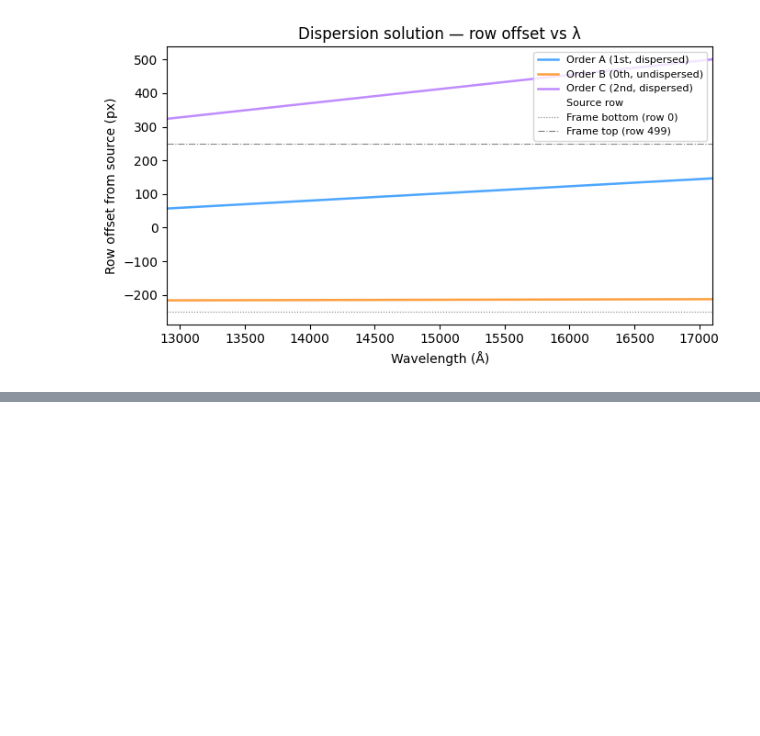
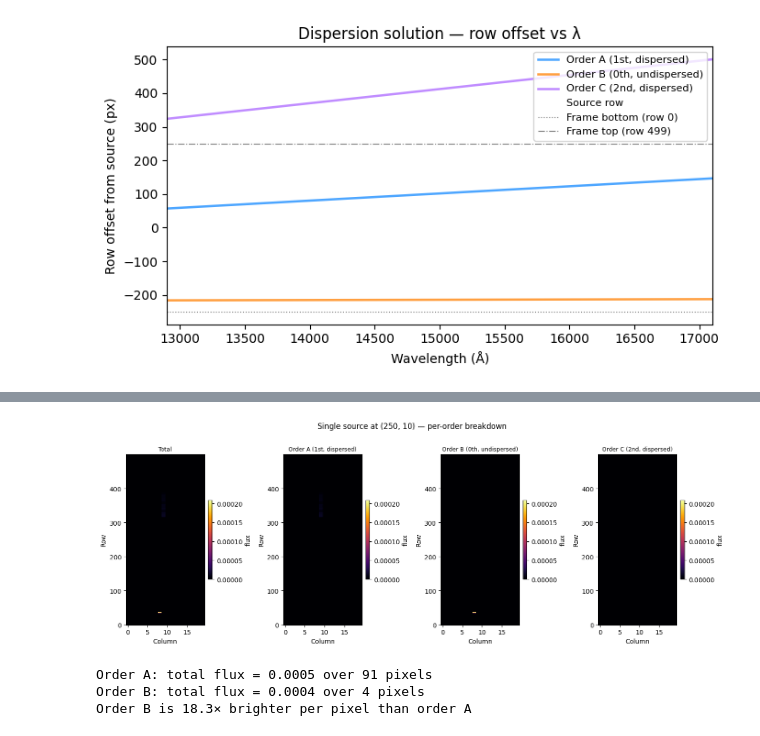
Before and after one commit to the-bagel-org/spectrex, a Jupyter notebook: notebooks/instrument_primer.ipynb, the cells around one changed output, grey strips where cells are left out. Drawn from its saved outputs; the diff is of its cells as text; code cells hidden in the pictures; blank space fills up the shorter version.

Commit message:
feat(docs): instrument_primer §4 — single-source per-order image

```diff
--- a/notebooks/instrument_primer.ipynb
+++ b/notebooks/instrument_primer.ipynb
@@ -234,0 +241,69 @@ plt.show()
+# %%
+n_rows, n_cols = IMAGE_SHAPE
+
+# Source spectrum: negate first PCA component → all-positive stellar template
+a_k = np.zeros(basis.n_components)
+a_k[0] = -1.0
+assert np.all(basis.reconstruct(a_k) >= 0), 'Spectrum must be non-negative'
+
+# Build per-order dispersed images
+order_images = {}
+for order in active_orders:
+    img = np.zeros((n_rows, n_cols))
+    sens = config.sensitivity[order]
+    x_trace, y_trace = config.get_trace(
+        float(SOURCE_I), float(SOURCE_J), order=order
+    )
+    x_pix = np.round(x_trace).astype(int)
+    y_pix = np.round(y_trace).astype(int)
+    mask = (
+        (x_pix >= 0) & (x_pix < n_rows)
+        & (y_pix >= 0) & (y_pix < n_cols)
+    )
+    if mask.any():
+        # flux_lam[i] = sensitivity-weighted reconstructed flux at wavelength mask[i]
+        flux_lam = (basis.components[mask, :] @ a_k) * sens[mask]  # (n_valid,)
+        np.add.at(img, (x_pix[mask], y_pix[mask]), flux_lam)
+    order_images[order] = img
+
+total_image = sum(order_images.values())
+
+# ── Figure ───────────────────────────────────────────────────────────────────
+panels = [('Total', total_image)] + [(ORDER_LABELS[o], order_images[o]) for o in active_orders]
+vmax = total_image.max()
+fig, axes = plt.subplots(1, 4, figsize=(14, 5))
+kw = dict(origin='lower', aspect='auto', interpolation='nearest',
+          cmap='inferno', vmin=0, vmax=vmax)
+
+for ax, (title, img) in zip(axes, panels):
+    im = ax.imshow(img, **kw)
+    ax.set_title(title, fontsize=9)
+    ax.set_xlabel('Column')
+    ax.set_ylabel('Row')
+    fig.colorbar(im, ax=ax, fraction=0.046, pad=0.04, label='flux')
+
+fig.suptitle(
+    f'Single source at ({SOURCE_I}, {SOURCE_J}) — per-order breakdown',
+    y=1.01
+)
+fig.tight_layout()
+plt.show()
+
+# Per-pixel brightness ratio: order B vs order A
+n_unique_A = len(set(zip(
+    *np.where(order_images['A'] > 0)
+)))
+n_unique_B = len(set(zip(
+    *np.where(order_images['B'] > 0)
+)))
+flux_A = order_images['A'][order_images['A'] > 0].sum()
+flux_B = order_images['B'][order_images['B'] > 0].sum()
+ratio = (flux_B / n_unique_B) / (flux_A / n_unique_A)
+print(f'Order A: total flux = {flux_A:.4f} over {n_unique_A} pixels')
+print(f'Order B: total flux = {flux_B:.4f} over {n_unique_B} pixels')
+print(f'Order B is {ratio:.1f}× brighter per pixel than order A')
+# %% [output]
+[figure, added]
+Order A: total flux = 0.0005 over 91 pixels
+Order B: total flux = 0.0004 over 4 pixels
+Order B is 18.3× brighter per pixel than order A
```
Also changed, not shown: parts of 1 cell of this notebook.
